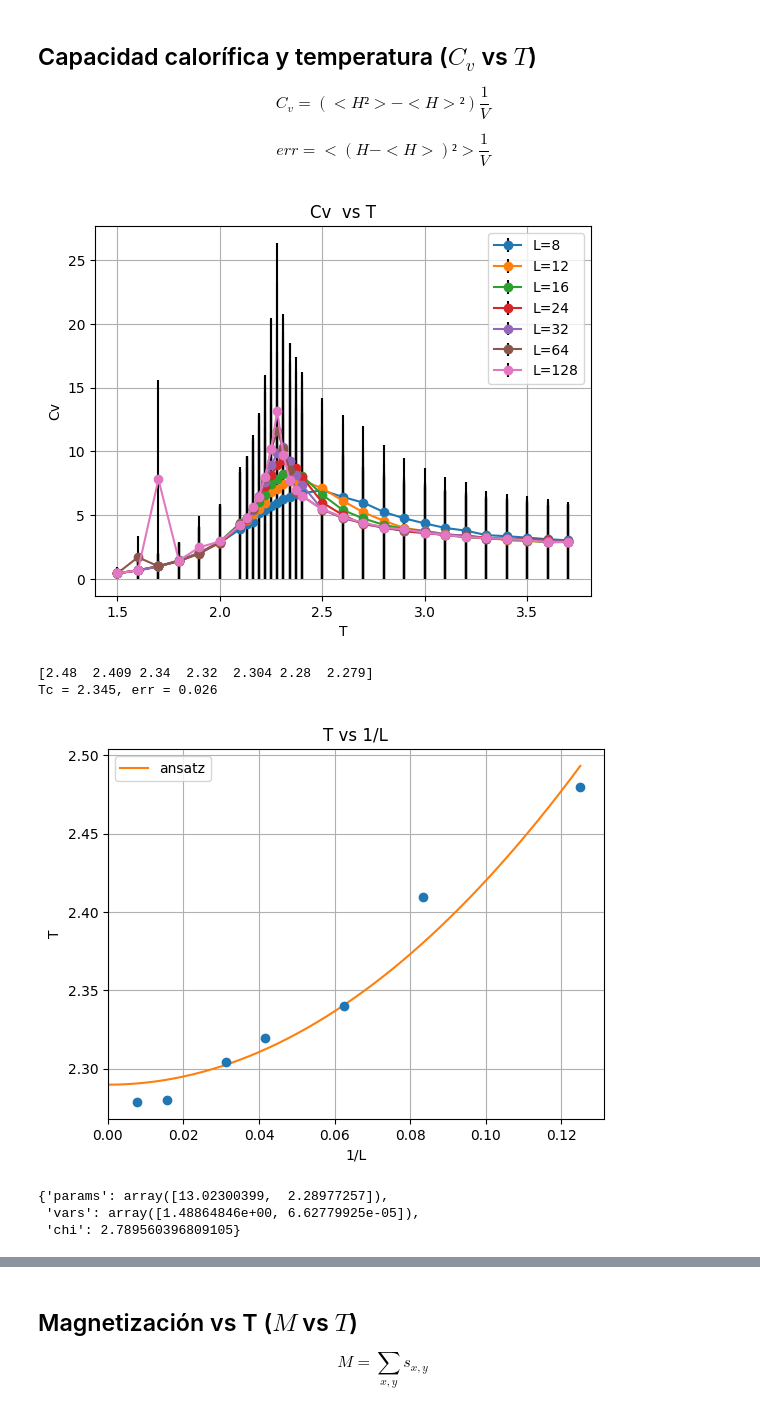
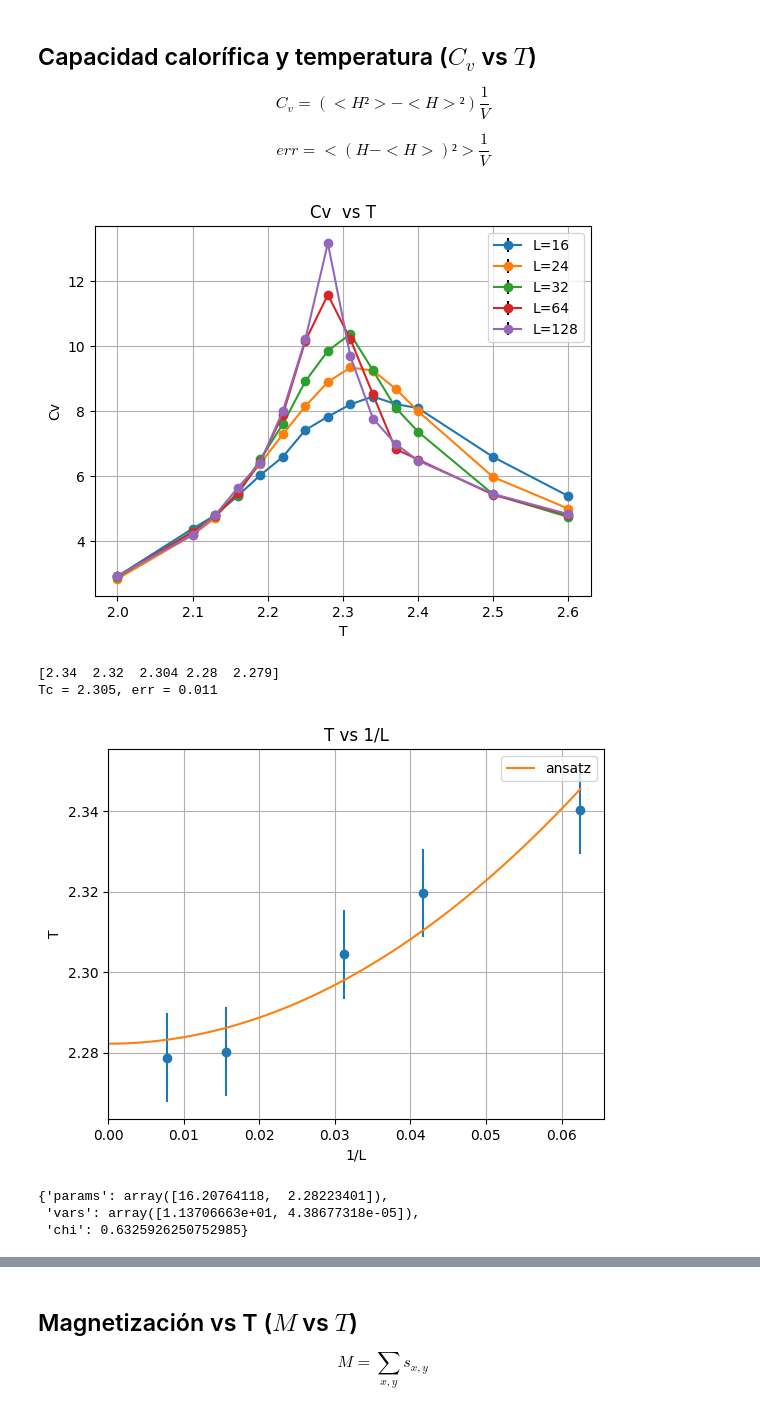
Before and after one commit to SoyAgustin/QF-Path-Integral, a Jupyter notebook: Notebooks_Py/ising.ipynb, the cells around one changed output, grey strips where cells are left out. Drawn from its saved outputs; the diff is of its cells as text; code cells hidden in the pictures.

Commit message:
Modificacion final al modelo de ising, faltan detalles en los ajustes

```diff
--- a/Notebooks_Py/ising.ipynb
+++ b/Notebooks_Py/ising.ipynb
@@ -75,0 +81,9 @@ def jackknife_error(data,L):
+# %%
+T=2.13
+L=128
+df = pd.read_csv(f'./Datos/Ising/ising_2d_hot_t{T:.2f}_{L}.csv')
+H = df["H_t"].dropna()
+M = df["M_t"].dropna()
+
+print("stderr_cv=",bootstrap_error(M,Chi_m,L))
+print("stderr_chi_m=",bootstrap_error(M,Chi_m,L))
@@ -88,15 +161,19 @@ def info_dict(T,L,start = "hot"):
     stderr_M = np.sqrt(M.var()/len(M))/L**2
     mean_M2 = (M**2).mean()
 
-    Cv = (mean_H2 - mean_H**2)/L**2
-    stderr_cv = ((H - mean_H)**2).mean()/L**2
+    #Cv = (mean_H2 - mean_H**2)/L**2
+    Cv = cv(H,L)
+    stderr_cv = bootstrap_error(H,cv,L)
+    #stderr_cv = ((H - mean_H)**2).mean()/L**2
     #stderr_cv = jackknife_error(H,L)
 
     m = M.abs().mean()/L**2
     stderr_m = np.sqrt(M.abs().var()/len(M))/L**2
 
-    chi_m = (mean_M2 - (M.abs().mean())**2)/L**2
-    stderr_chi = ((M-M.abs().mean())**2).mean()/L**2
+    #chi_m = (mean_M2 - (M.abs().mean())**2)/L**2
+    chi_m = Chi_m(M,L)
+    #stderr_chi = ((M-M.abs().mean())**2).mean()/L**2
+    stderr_chi = bootstrap_error(M,Chi_m,L)
 
     dic = {"H":mean_H/L**2,"stderr_H":stderr_H/L**2,
            "M":mean_M/L**2,"stderr_M":stderr_M/L**2,
@@ -173,9 +250,9 @@ def interp_quad_max(x,y):
     y_max = y_inter[y_inter.argmax()]
     return x_max,y_max
 # %%
-def adjust(x,y,ansatz,yerr=0.01):
+def adjust(x,y,ansatz,yerr=0.01,maxfev=2000,p0=None):
 
-    params, covariance = curve_fit(ansatz, x, y,sigma=yerr)
+    params, covariance = curve_fit(ansatz, x, y,sigma=yerr,absolute_sigma=True)
 
     residuals = (y - ansatz(x, *params))/yerr
     chi_squared = np.sum(residuals**2)
@@ -201,10 +278,10 @@ for T in T_values:
 # %% [markdown]
 ## Densidad de energía y temperatura  ($\frac{<H>}{V}$ vs T)
 # %%
-L_values = [8,12,16,24,32,64,128][:]
+L_values = [8,12,16,24,32,64,128][2:]
 
 T_i = 1.5
-T_f = 3.8
+T_f = 2.8
 
 plt.title("<H>/V vs T")
 plt.grid()
@@ -222,9 +299,9 @@ for L in L_values:
     yerr = dic["stderr_H"]
 
     if t_i == t_f:
-        plt.errorbar(x[t_i],y[t_i],yerr[t_i],marker="o",ls="",ecolor="r",label=f"{L=}")
+        plt.errorbar(x[t_i],y[t_i],yerr[t_i],marker="o",ls="-",ecolor="r",label=f"{L=}")
     else:
-        plt.errorbar(x[t_i:t_f],y[t_i:t_f],yerr[t_i:t_f],marker="o",ls="",ecolor="r",label=f"{L=}")
+        plt.errorbar(x[t_i:t_f],y[t_i:t_f],yerr[t_i:t_f],marker="o",ls="-",ecolor="r",label=f"{L=}")
 
 plt.legend()
 plt.show()
@@ -237,10 +314,10 @@ $$C_v = (<H²>-<H>²)\frac{1}{V}$$
 
 $$err = <(H-<H>)²>\frac{1}{V} $$
 # %%
-L_values = np.array([8,12,16,24,32,64,128])[:]
+L_values = np.array([8,12,16,24,32,64,128])[2:]
 
-T_i = 1.5
-T_f = 3.8
+T_i = 2.0
+T_f = 2.7
 
 plt.title("Cv  vs T")
 plt.grid()
@@ -272,39 +349,39 @@ for L in L_values:
 plt.legend()
 plt.show()
 
 cvmax = np.array(cvmax)
 Tc = np.array(Tc)
 
 print(f"{Tc.round(3)}")
 print("Tc = %0.3f, err = %0.3f"%(Tc.mean(),np.sqrt(Tc.var()/len(Tc))))
 
 #extrapolacion
 
 def ansatz(x,a,b):
     return a*x**2+b
 
 xans = np.linspace(0,(1/L_values).max(),200)
 
-dic = adjust(1/L_values,Tc,ansatz=ansatz)
+dic = adjust(1/L_values,Tc,ansatz=ansatz,yerr=np.sqrt(Tc.var()/len(Tc)))
 
 
-plt.errorbar(1/L_values,Tc,ls="",marker="o")
+plt.errorbar(1/L_values,Tc,yerr=0.011,ls="",marker="o")
 plt.plot(xans,ansatz(xans,*dic["params"]),label = "ansatz")
 
 plt.xlim(xans.min(),xans.max()+.05*xans.max())
 plt.title("T vs 1/L")
 plt.ylabel("T")
 plt.xlabel("1/L")
 plt.legend()
 plt.grid()
 plt.show()
 
 dic
 # %% [output]
-[figure, old version]
+[figure, new version]
-[2.48  2.409 2.34  2.32  2.304 2.28  2.279]
-Tc = 2.345, err = 0.026
+[2.34  2.32  2.304 2.28  2.279]
+Tc = 2.305, err = 0.011
-[figure, old version]
+[figure, new version]
-{'params': array([13.02300399,  2.28977257]),
- 'vars': array([1.48864846e+00, 6.62779925e-05]),
- 'chi': 2.789560396809105}
+{'params': array([16.20764118,  2.28223401]),
+ 'vars': array([1.13706663e+01, 4.38677318e-05]),
+ 'chi': 0.6325926250752985}
```
Also changed, not shown: parts of 21 cells of this notebook.
